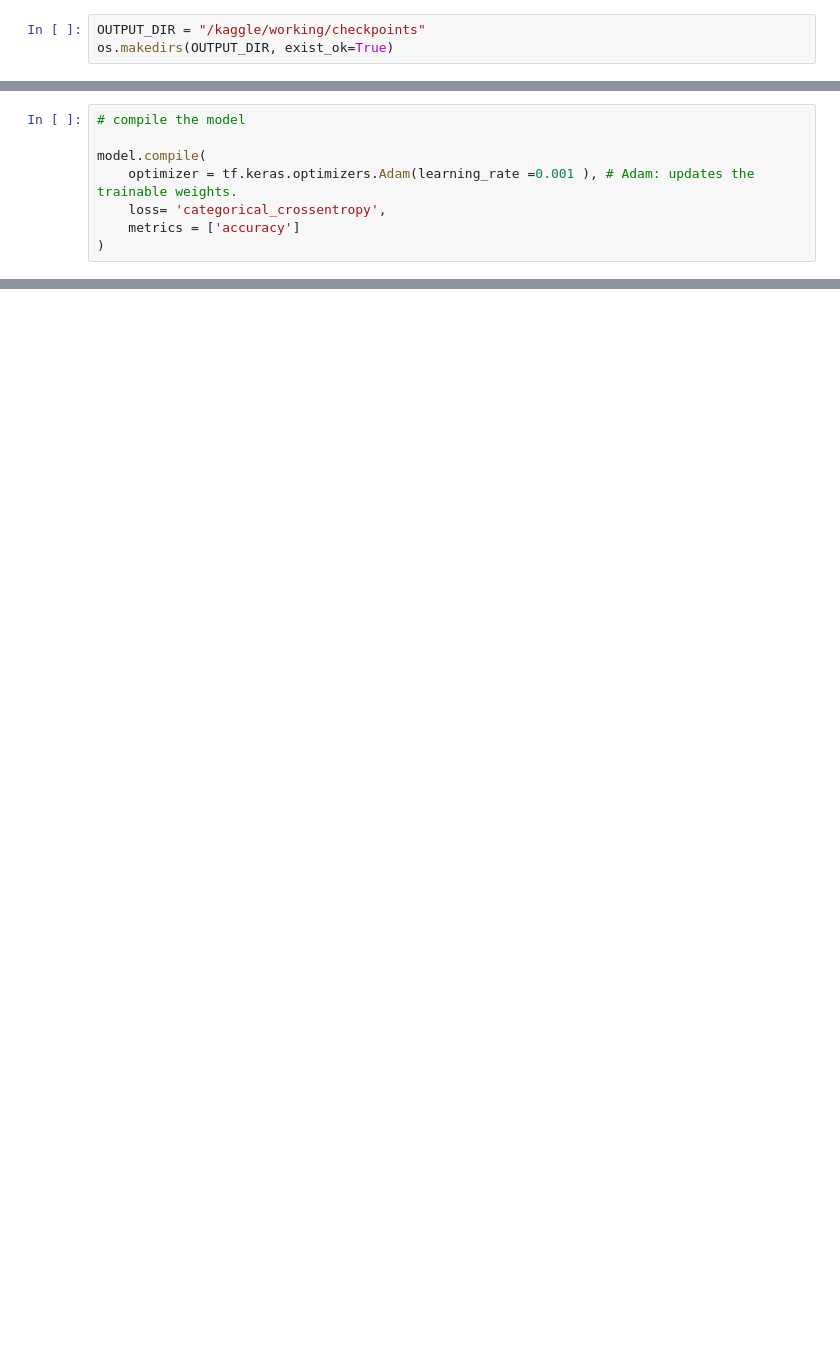
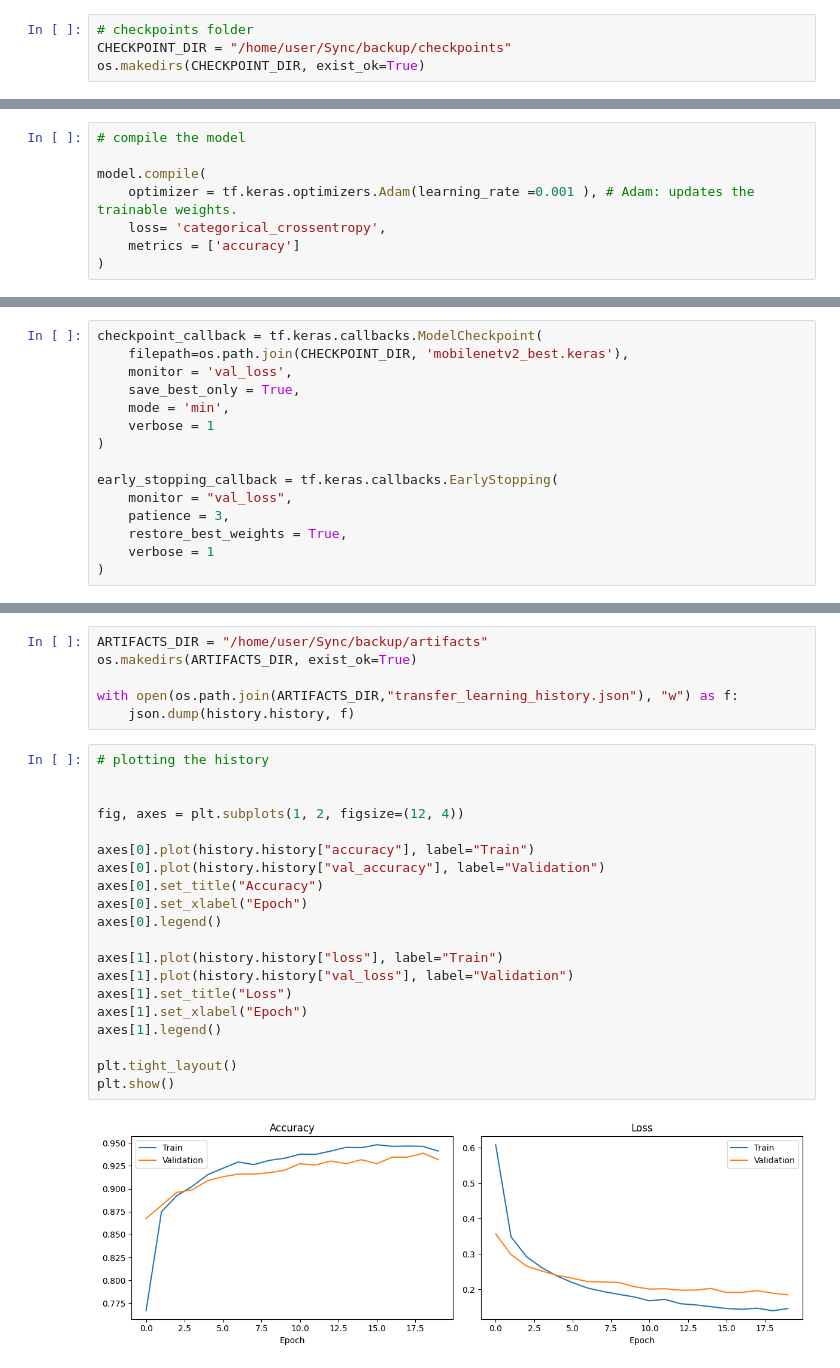
Before and after one commit to d-anasx/NeuroVision, a Jupyter notebook: notebooks/04_transfer_learning.ipynb, the cells around one changed output, grey strips where cells are left out. Drawn from its saved outputs; the diff is of its cells as text; blank space fills up the shorter version.

```diff
--- a/notebooks/04_transfer_learning.ipynb
+++ b/notebooks/04_transfer_learning.ipynb
@@ -7,8 +22,9 @@
 # %%
 from tensorflow.keras.applications import MobileNetV2
 # %%
-OUTPUT_DIR = "/kaggle/working/checkpoints"
-os.makedirs(OUTPUT_DIR, exist_ok=True)
+# checkpoints folder
+CHECKPOINT_DIR = "/home/user/Sync/backup/checkpoints"
+os.makedirs(CHECKPOINT_DIR, exist_ok=True)
 # %%
 # Model Architecture
 
@@ -94,0 +130,15 @@ model_checkpoint
+# %%
+checkpoint_callback = tf.keras.callbacks.ModelCheckpoint(
+    filepath=os.path.join(CHECKPOINT_DIR, 'mobilenetv2_best.keras'),
+    monitor = 'val_loss',
+    save_best_only = True,
+    mode = 'min',
+    verbose = 1
+)
+
+early_stopping_callback = tf.keras.callbacks.EarlyStopping(
+    monitor = "val_loss",
+    patience = 3,
+    restore_best_weights = True,
+    verbose = 1
+)
@@ -94,0 +217,28 @@ model_checkpoint
+# %%
+ARTIFACTS_DIR = "/home/user/Sync/backup/artifacts"
+os.makedirs(ARTIFACTS_DIR, exist_ok=True)
+
+with open(os.path.join(ARTIFACTS_DIR,"transfer_learning_history.json"), "w") as f:
+    json.dump(history.history, f)
+# %%
+# plotting the history
+
+
+fig, axes = plt.subplots(1, 2, figsize=(12, 4))
+
+axes[0].plot(history.history["accuracy"], label="Train")
+axes[0].plot(history.history["val_accuracy"], label="Validation")
+axes[0].set_title("Accuracy")
+axes[0].set_xlabel("Epoch")
+axes[0].legend()
+
+axes[1].plot(history.history["loss"], label="Train")
+axes[1].plot(history.history["val_loss"], label="Validation")
+axes[1].set_title("Loss")
+axes[1].set_xlabel("Epoch")
+axes[1].legend()
+
+plt.tight_layout()
+plt.show()
+# %% [output]
+[figure, added]
```
Also changed, not shown: parts of 5 cells of this notebook, 4 other files.
